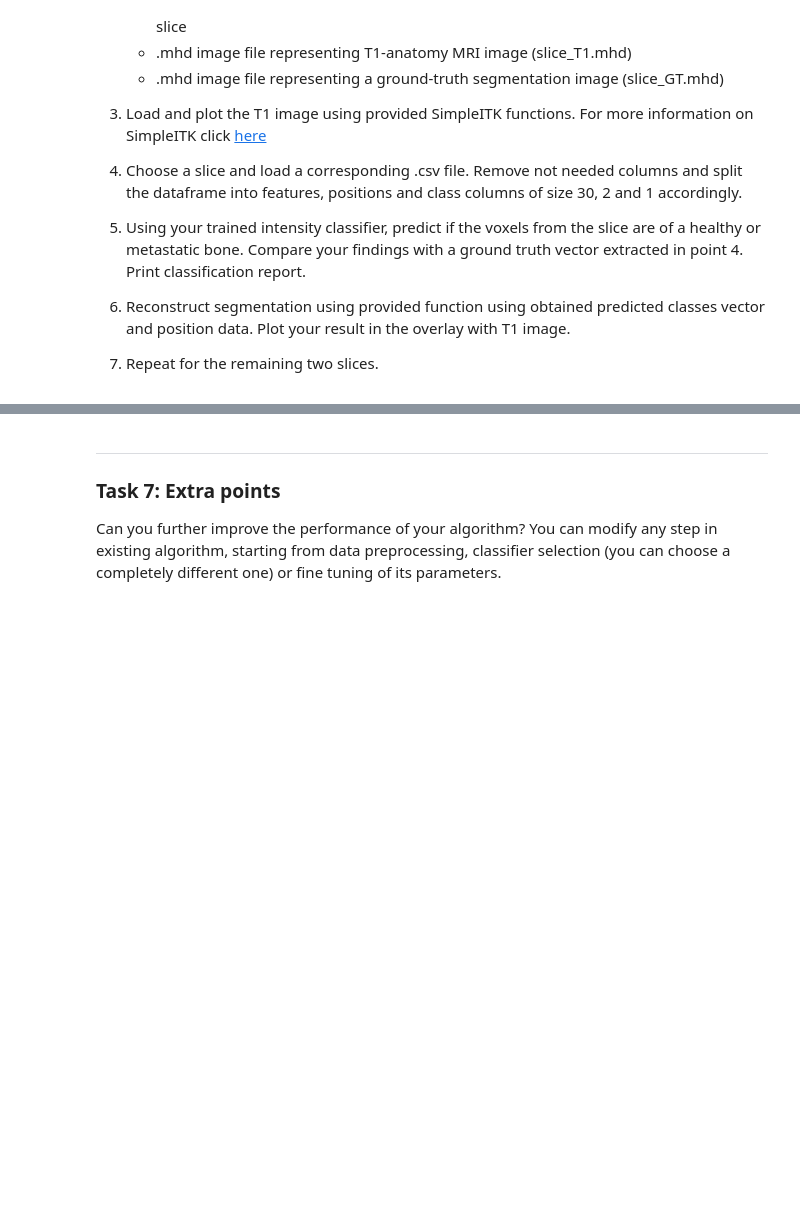
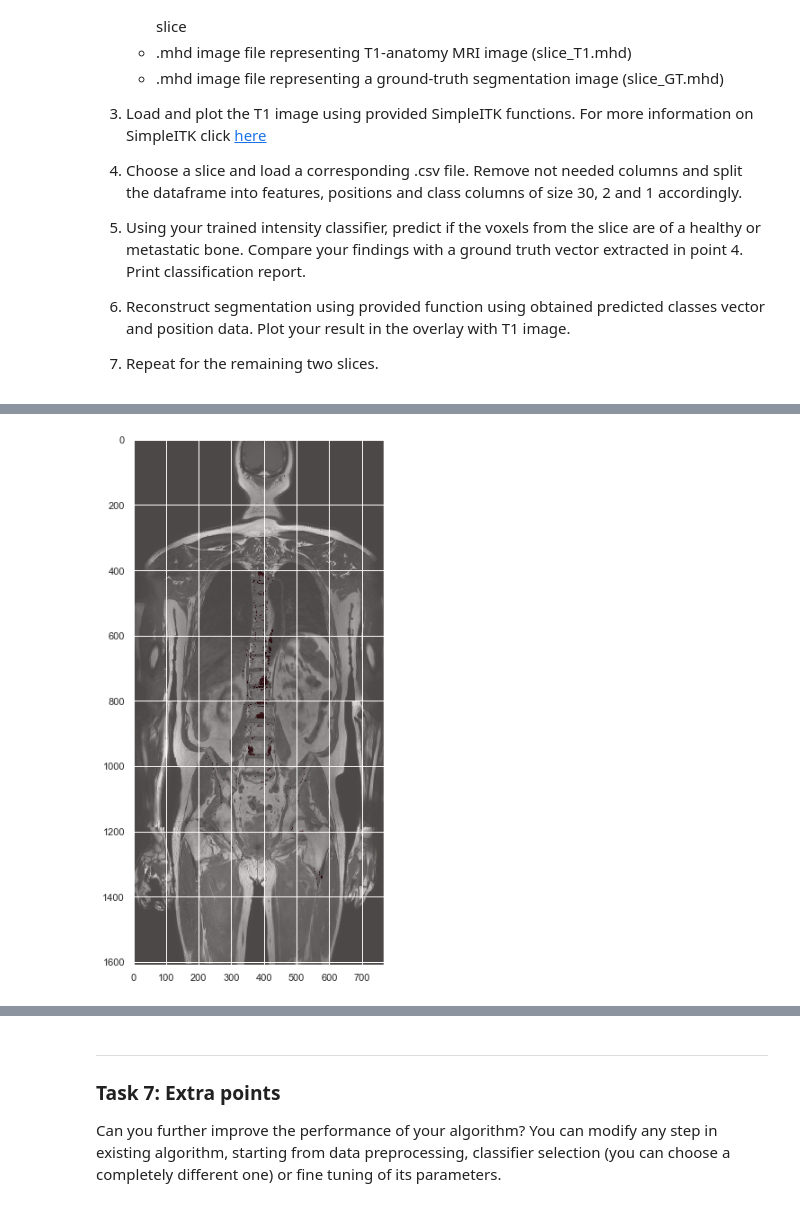
Before and after one commit to nik1168/clinical-decision-support-systems-exercises, a Jupyter notebook: WPO3/WPO3.ipynb, the cells around one changed output, grey strips where cells are left out. Saved outputs shown, nothing was run; the diff lists cells and outputs as text; code cells hidden in the pictures; blank space fills up the shorter version.

```diff
--- a/WPO3/WPO3.ipynb
+++ b/WPO3/WPO3.ipynb
@@ -504,0 +640,8 @@ def reconstruct_segmentation_image(predicted, positions, slice_filename):
+# %%
+chosen_slice = test_path + slices[1] + "/Features_Slice_132.csv"
+slice_df = pd.read_csv(chosen_slice, delimiter=',')
+slice_df = slice_df.drop(slice_df.columns[0], axis=1)
+features_data_frame = slice_df.iloc[:,0:30]
+positions_data_frame = slice_df.iloc[:,30:32]
+class_df = slice_df.iloc[:,-1]
+prediction_s1 = neighbors_model_best.predict(features_data_frame)
@@ -504,0 +659,6 @@ def reconstruct_segmentation_image(predicted, positions, slice_filename):
+# %%
+image_path = test_path+slices[1]+"/slice_T1.mhd"
+image_predicted = reconstruct_segmentation_image(prediction_s1,positions_data_frame.values,image_path)
+showImageOverlay(image,image_predicted)
+# %% [output]
+[figure, added]
```
Also changed, not shown: parts of 40 cells of this notebook.
